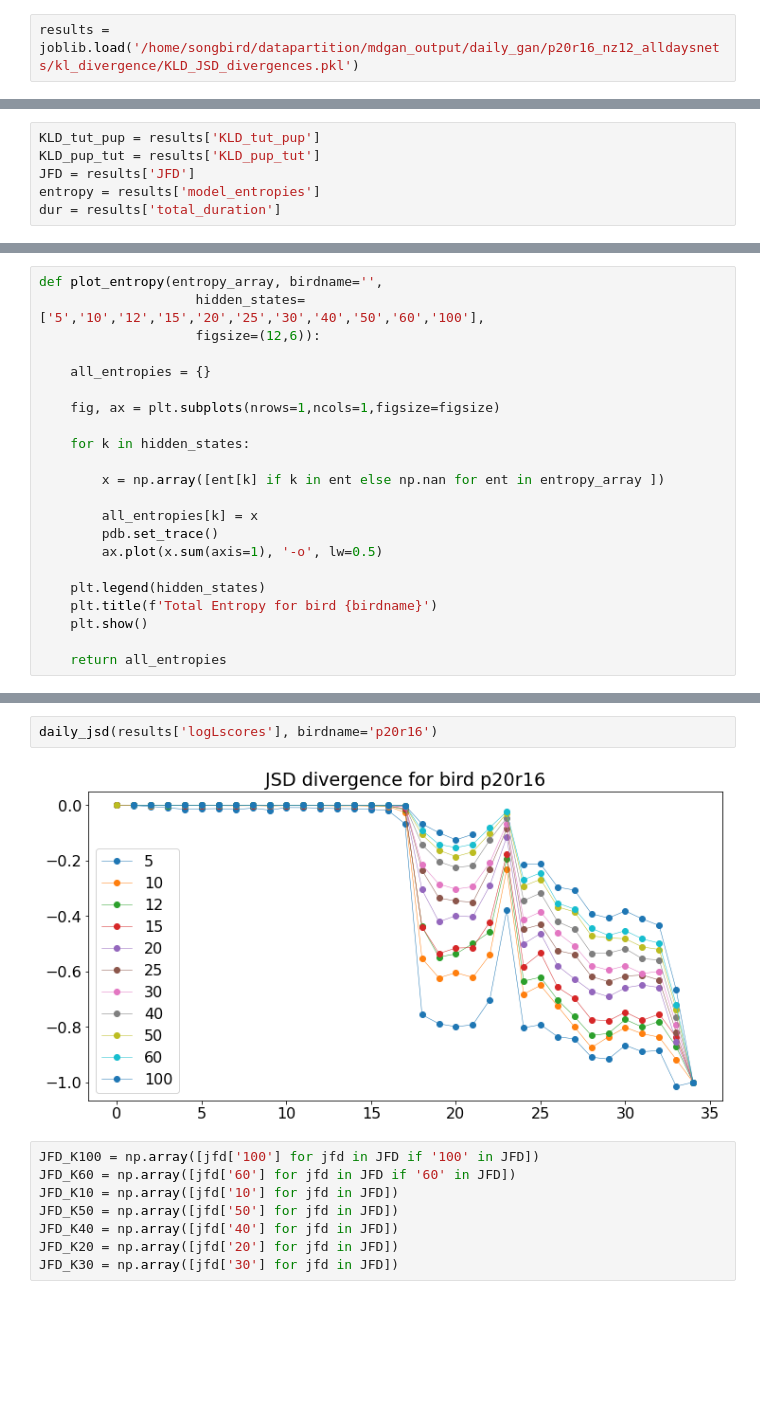
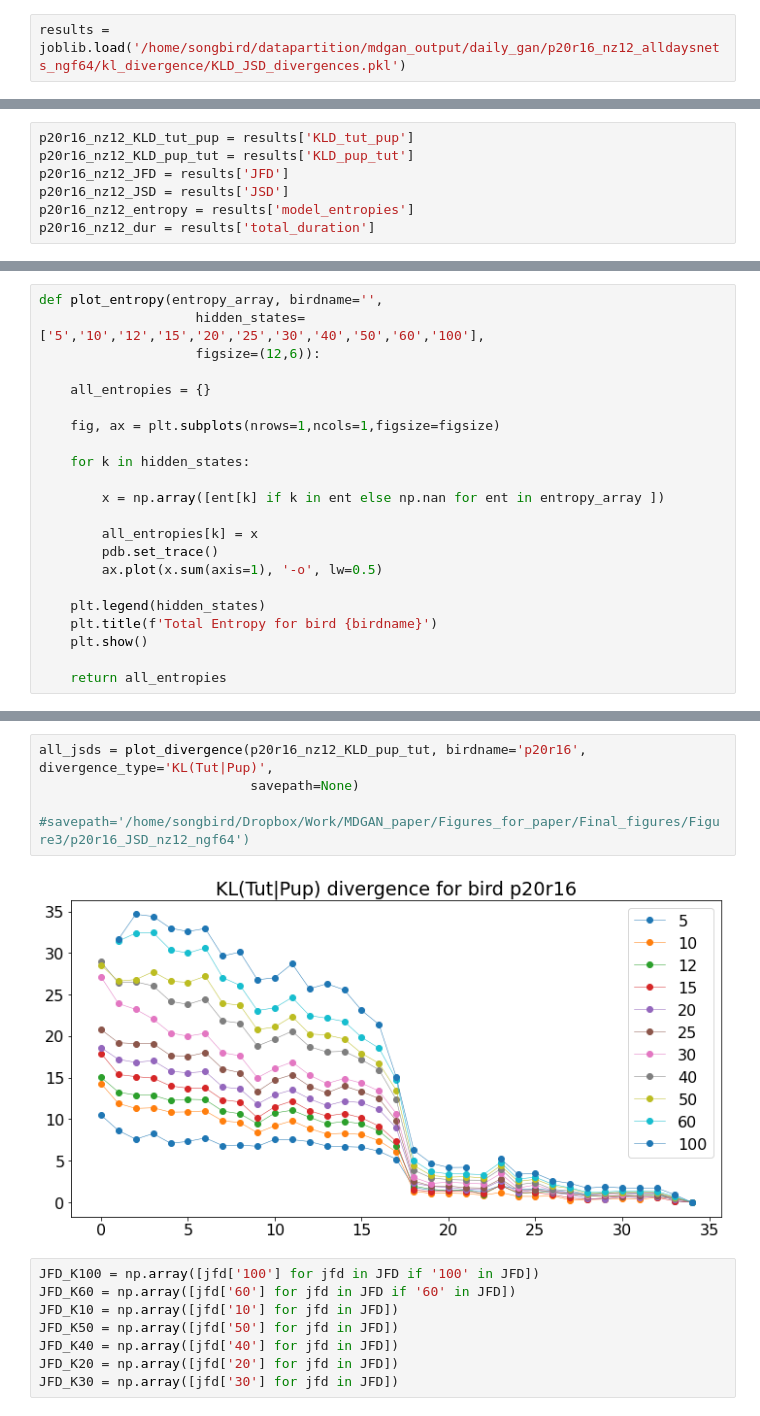
Before and after one commit to GaganNarula/birdsong_gan, a Jupyter notebook: birdsong_gan/notebooks/gn_divergence.ipynb, the cells around one changed output, grey strips where cells are left out. Saved outputs shown, nothing was run; the diff lists cells and outputs as text; blank space fills up the shorter version.

```diff
--- a/birdsong_gan/notebooks/gn_divergence.ipynb
+++ b/birdsong_gan/notebooks/gn_divergence.ipynb
@@ -10,7 +10,7 @@ plt.rcParams.update({'font.size':16})
 # %% [markdown]
 # load the calculated metrics
 # %%
-results = joblib.load('/home/songbird/datapartition/mdgan_output/daily_gan/p20r16_nz12_alldaysnets/kl_divergence/KLD_JSD_divergences.pkl')
+results = joblib.load('/home/songbird/datapartition/mdgan_output/daily_gan/p20r16_nz12_alldaysnets_ngf64/kl_divergence/KLD_JSD_divergences.pkl')
 # %%
 results8 = joblib.load('/home/songbird/datapartition/mdgan_output/daily_gan/p20r16_nz8_alldaysnets/kl_divergence/KLD_JSD_divergences.pkl')
 # %%
@@ -26,9 +26,10 @@ dict_keys(['KLD_tut_pup', 'KLD_pup_tut', 'JFD', 'logLscores', 'model_entropies',
 # %%
-KLD_tut_pup = results['KLD_tut_pup']
-KLD_pup_tut = results['KLD_pup_tut']
-JFD = results['JFD']
-entropy = results['model_entropies']
-dur = results['total_duration']
+p20r16_nz12_KLD_tut_pup = results['KLD_tut_pup']
+p20r16_nz12_KLD_pup_tut = results['KLD_pup_tut']
+p20r16_nz12_JFD = results['JFD']
+p20r16_nz12_JSD = results['JSD']
+p20r16_nz12_entropy = results['model_entropies']
+p20r16_nz12_dur = results['total_duration']
 # %%
 results4['logLscores'][0]['50']
 # %% [output]
@@ -159,7 +113,9 @@ def daily_jsd(logLscores, birdname, divergence_type='JSD',
-# %%
-daily_jsd(results['logLscores'], birdname='p20r16')
-# %% [output]
-[figure, removed]
+# %%
+all_jsds = plot_divergence(p20r16_nz12_KLD_pup_tut, birdname='p20r16', divergence_type='KL(Tut|Pup)',
+                           savepath=None)
+                           #savepath='/home/songbird/Dropbox/Work/MDGAN_paper/Figures_for_paper/Final_figures/Figure3/p20r16_JSD_nz12_ngf64')
+# %% [output]
+[figure, added]
 # %%
 JFD_K100 = np.array([jfd['100'] for jfd in JFD if '100' in JFD])
 JFD_K60 = np.array([jfd['60'] for jfd in JFD if '60' in JFD])
```
Also changed, not shown: parts of 3 cells of this notebook, 3 other files.
